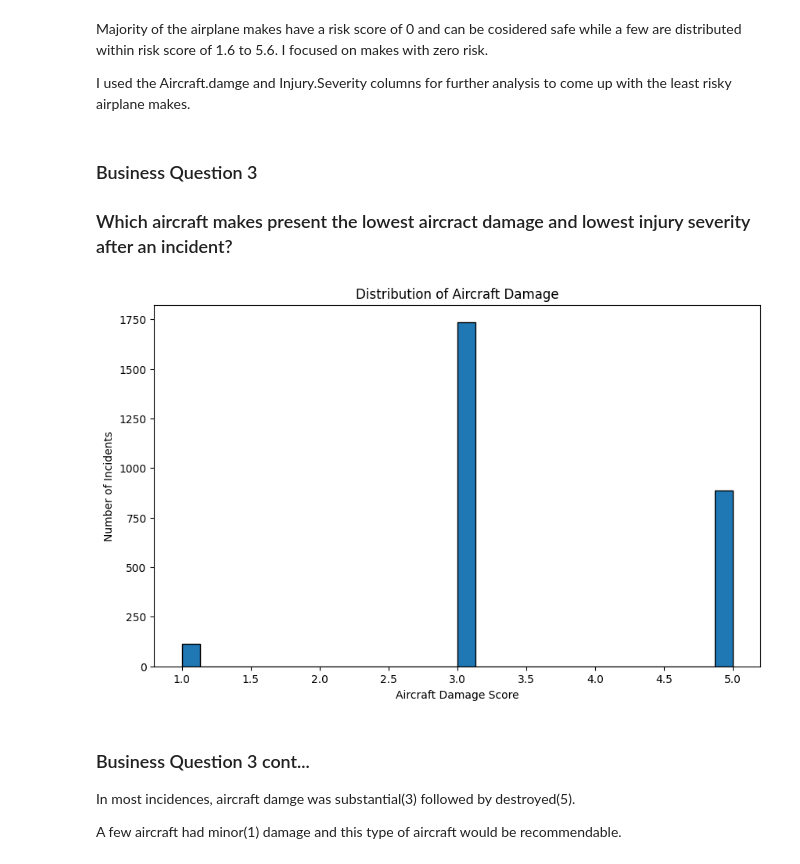
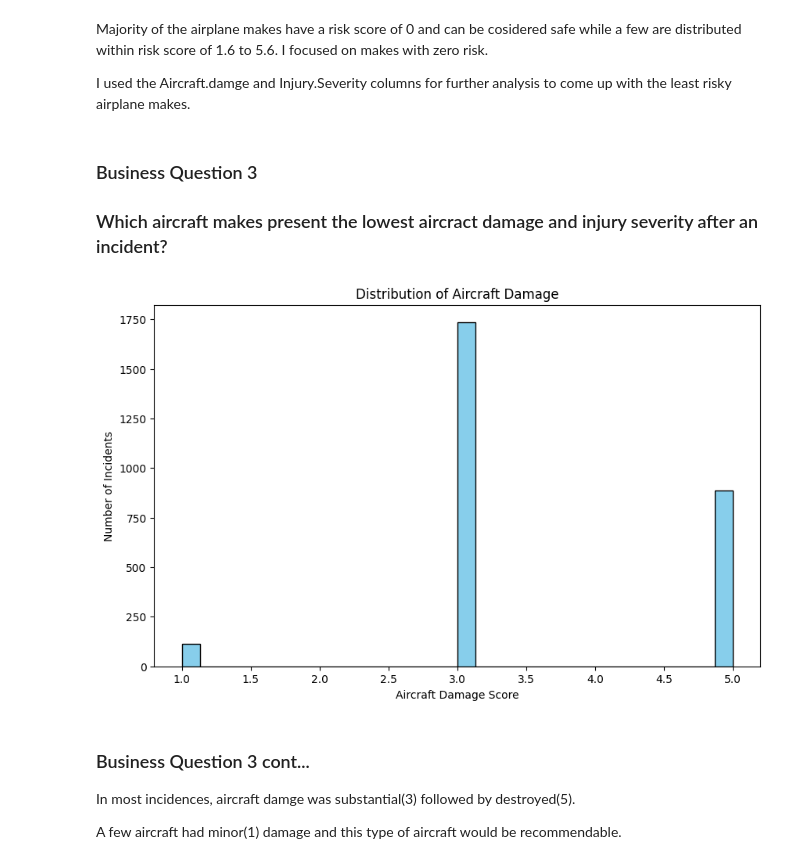
Before and after one commit to clivekinyanjui/DS-Phase1-Project, a Jupyter notebook: aircraftproject.ipynb, the cells around one changed output. Drawn from its saved outputs; the diff is of its cells as text; code cells hidden in the pictures.

```diff
--- a/aircraftproject.ipynb
+++ b/aircraftproject.ipynb
@@ -228,18 +228,18 @@ I used the Aircraft.damge and Injury.Severity columns for further analysis to co
 # %% [markdown]
 ### Business Question 3
 
-### Which aircraft makes present the lowest aircract damage and lowest injury severity after an incident?
+### Which aircraft makes present the lowest aircract damage and injury severity after an incident?
 # %%
 # Using a histogram to visualize the distribution of Aircraft damage
 Damege_Figure, ax = plt.subplots(figsize=(10,6))
 
-ax.hist(df_relevant["Aircraft.damage.score"], bins=30, edgecolor='black')
+ax.hist(df_relevant["Aircraft.damage.score"], bins=30, color="skyblue", edgecolor='black')
 ax.set_xlabel("Aircraft Damage Score")
 ax.set_ylabel("Number of Incidents")
 ax.set_title("Distribution of Aircraft Damage")
 plt.show()
 # %% [output]
-[figure, old version]
+[figure, new version]
 # %% [markdown]
 ### Business Question 3 cont...
 
```
Also changed, not shown: parts of 3 cells of this notebook, 8 other files.
